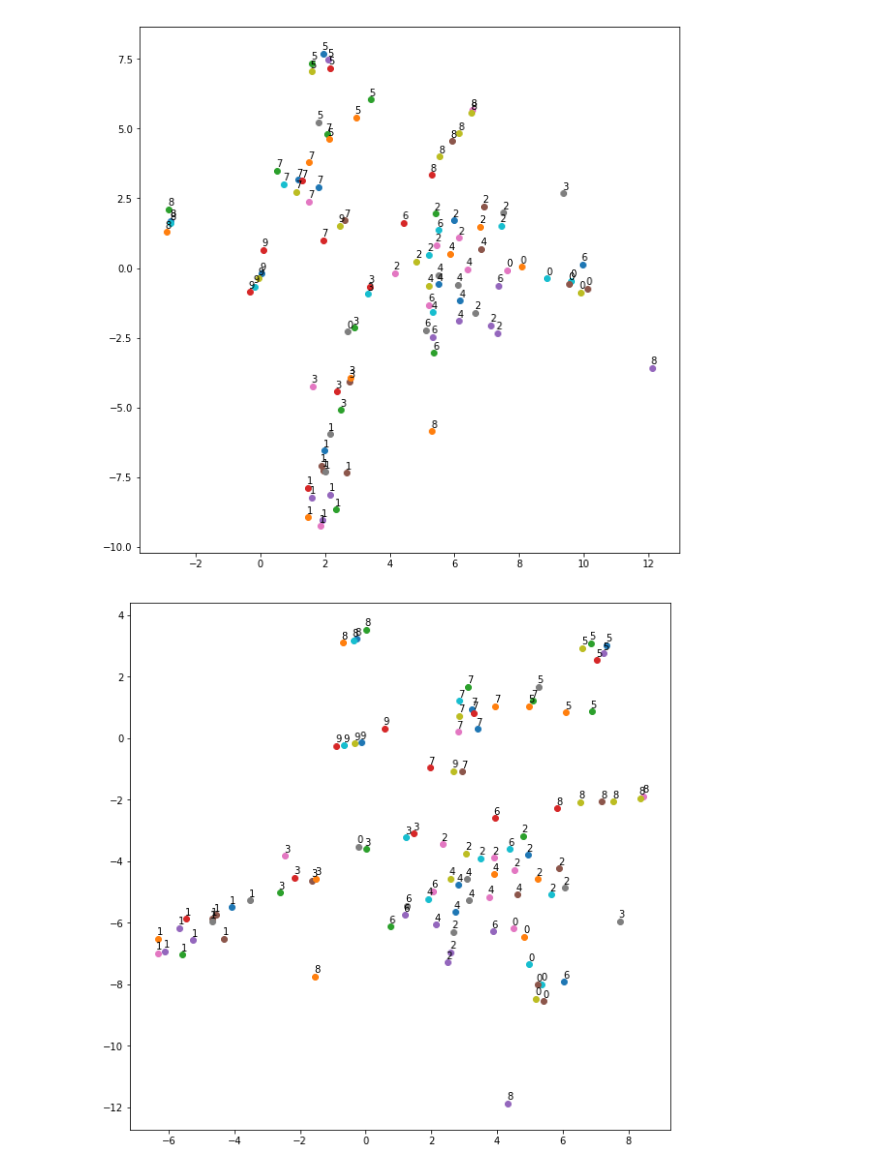
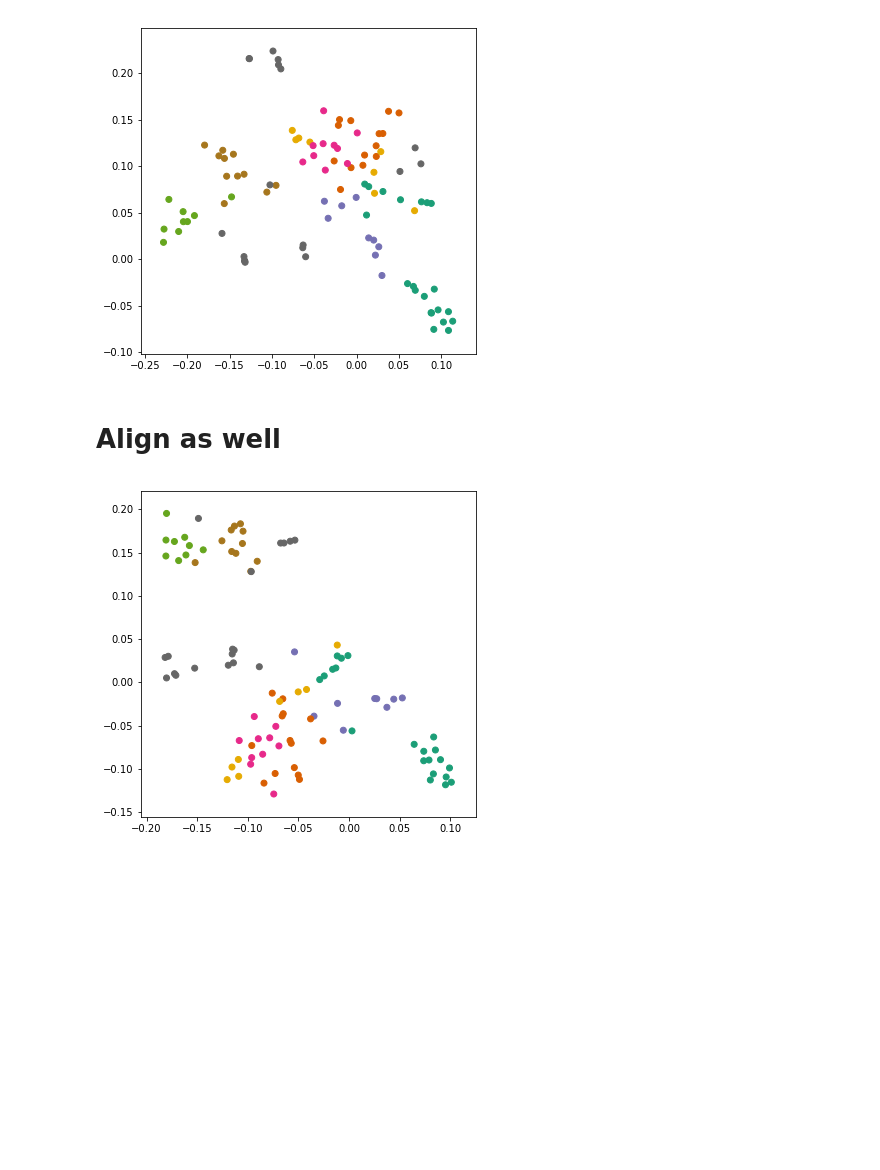
Before and after one commit to CornellDataScience/insights-vizNNs, a Jupyter notebook: MNIST_clothes/TNSE_fashion.ipynb, the cells around one changed output. Saved outputs shown, nothing was run; the diff lists cells and outputs as text; code cells hidden in the pictures; blank space fills up the shorter version.

```diff
--- a/MNIST_clothes/TNSE_fashion.ipynb
+++ b/MNIST_clothes/TNSE_fashion.ipynb
@@ -73,3 +80,12 @@ plot_with_labels(lowD_2, test_labels[:100])
+# %%
+lowD_5 = tsne.fit_transform(weights_e4[:100])
+lowD_5 = normalize(lowD_5, axis=0)
+#plot_with_labels(lowD_3, test_labels[:100])
+plot_color(lowD_5, test_labels[:100])
+# %% [output]
+[figure, added]
+# %% [markdown]
+# Align as well
 # %%
 import alignment as al
 # %%
@@ -80,9 +96,4 @@ source_matrix_new = al.make_transform(source_matrix, target_matrix)
 # %%
-plot_with_labels(source_matrix, test_labels[:100])
+plot_color(lowD_1, test_labels[:100])
 # %% [output]
-[figure, old version]
+[figure, new version]
-# %%
-#doesn't seem to actually transform... doube check with others?
-plot_with_labels(source_matrix_new, test_labels[:100])
-# %% [output]
-[figure, removed]
```
Also changed, not shown: parts of 31 cells of this notebook, 6 other files.
